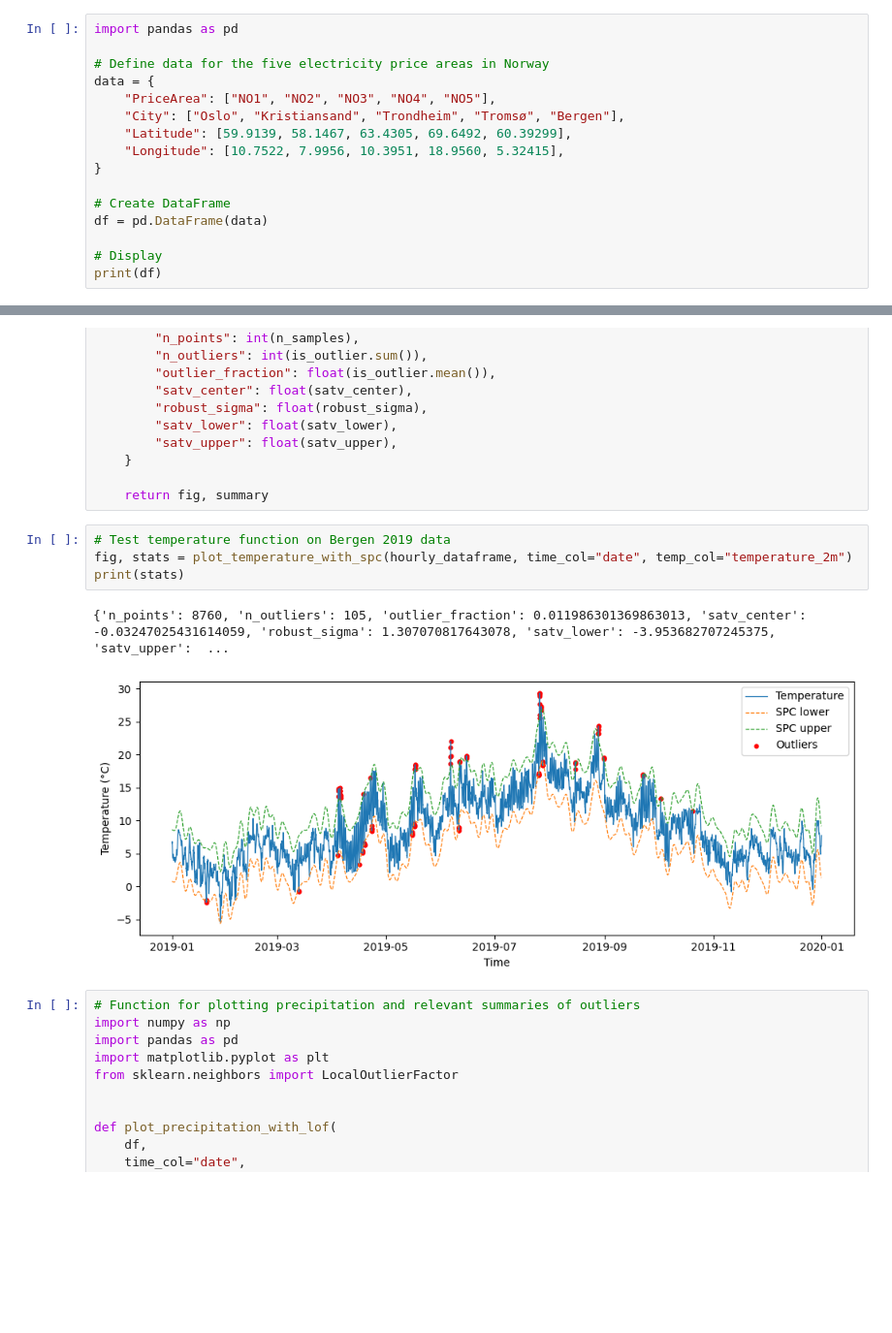
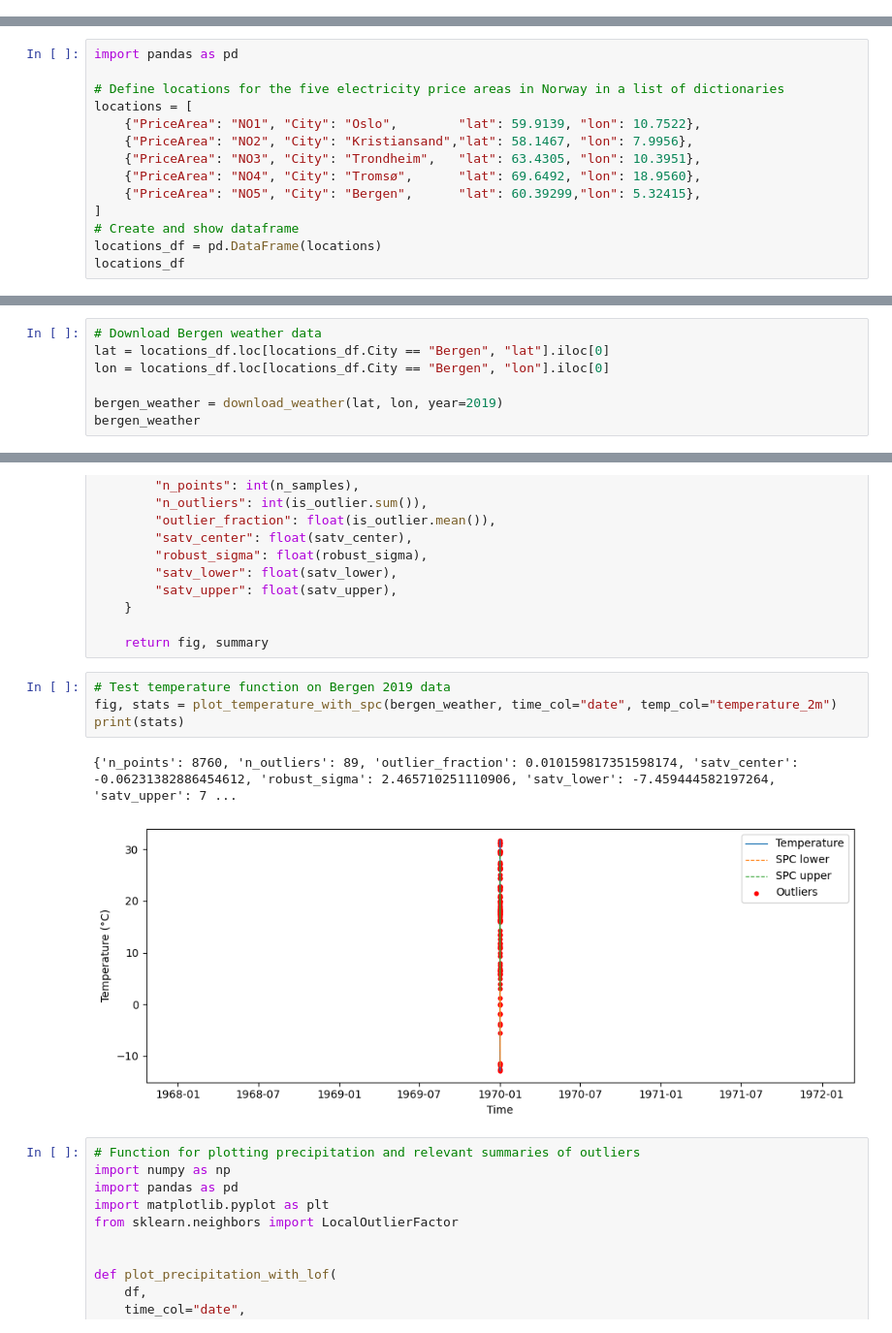
Before and after one commit to rajern/ind320-rajvir, a Jupyter notebook: notebooks/assignment3.ipynb, the cells around one changed output, grey strips where cells are left out. Shown at 97% size. Saved outputs shown, nothing was run; the diff lists cells and outputs as text; blank space fills up the shorter version.

Commit message:
Generalized api data extract to function

```diff
--- a/notebooks/assignment3.ipynb
+++ b/notebooks/assignment3.ipynb
@@ -53,19 +53,3 @@
   - Create a function for the API download task that takes a pair of longitude and latitude values, plus a year as input,
     and downloads the same weather properties as were used in the CSV file in part 1 of the project work.
   - Apply the function to download data for Bergen for the year 2019.
-# %%
-import pandas as pd
-
-# Define data for the five electricity price areas in Norway
-data = {
-    "PriceArea": ["NO1", "NO2", "NO3", "NO4", "NO5"],
-    "City": ["Oslo", "Kristiansand", "Trondheim", "Tromsø", "Bergen"],
-    "Latitude": [59.9139, 58.1467, 63.4305, 69.6492, 60.39299],
-    "Longitude": [10.7522, 7.9956, 10.3951, 18.9560, 5.32415],
-}
-
-# Create DataFrame
-df = pd.DataFrame(data)
-
-# Display
-print(df)
@@ -149,0 +56,14 @@ Hourly data
+# %%
+import pandas as pd
+
+# Define locations for the five electricity price areas in Norway in a list of dictionaries
+locations = [
+    {"PriceArea": "NO1", "City": "Oslo",        "lat": 59.9139, "lon": 10.7522},
+    {"PriceArea": "NO2", "City": "Kristiansand","lat": 58.1467, "lon": 7.9956},
+    {"PriceArea": "NO3", "City": "Trondheim",   "lat": 63.4305, "lon": 10.3951},
+    {"PriceArea": "NO4", "City": "Tromsø",      "lat": 69.6492, "lon": 18.9560},
+    {"PriceArea": "NO5", "City": "Bergen",      "lat": 60.39299,"lon": 5.32415},
+]
+# Create and show dataframe
+locations_df = pd.DataFrame(locations)
+locations_df
@@ -149,0 +130,7 @@ Hourly data
+# %%
+# Download Bergen weather data
+lat = locations_df.loc[locations_df.City == "Bergen", "lat"].iloc[0]
+lon = locations_df.loc[locations_df.City == "Bergen", "lon"].iloc[0]
+
+bergen_weather = download_weather(lat, lon, year=2019)
+bergen_weather
@@ -242,11 +231,11 @@ def plot_temperature_with_spc(
     return fig, summary
 # %%
 # Test temperature function on Bergen 2019 data
-fig, stats = plot_temperature_with_spc(hourly_dataframe, time_col="date", temp_col="temperature_2m")
+fig, stats = plot_temperature_with_spc(bergen_weather, time_col="date", temp_col="temperature_2m")
 print(stats)
 # %% [output]
-{'n_points': 8760, 'n_outliers': 105, 'outlier_fraction': 0.011986301369863013, 'satv_center': -0.03247025431614059, 'robust_sigma': 1.307070817643078, 'satv_lower': -3.953682707245375, 'satv_upper':  ...
+{'n_points': 8760, 'n_outliers': 89, 'outlier_fraction': 0.010159817351598174, 'satv_center': -0.06231382886454612, 'robust_sigma': 2.465710251110906, 'satv_lower': -7.459444582197264, 'satv_upper': 7 ...
-[figure, old version]
+[figure, new version]
 # %%
 # Function for plotting precipitation and relevant summaries of outliers
 import numpy as np
```
Also changed, not shown: parts of 6 cells of this notebook.
